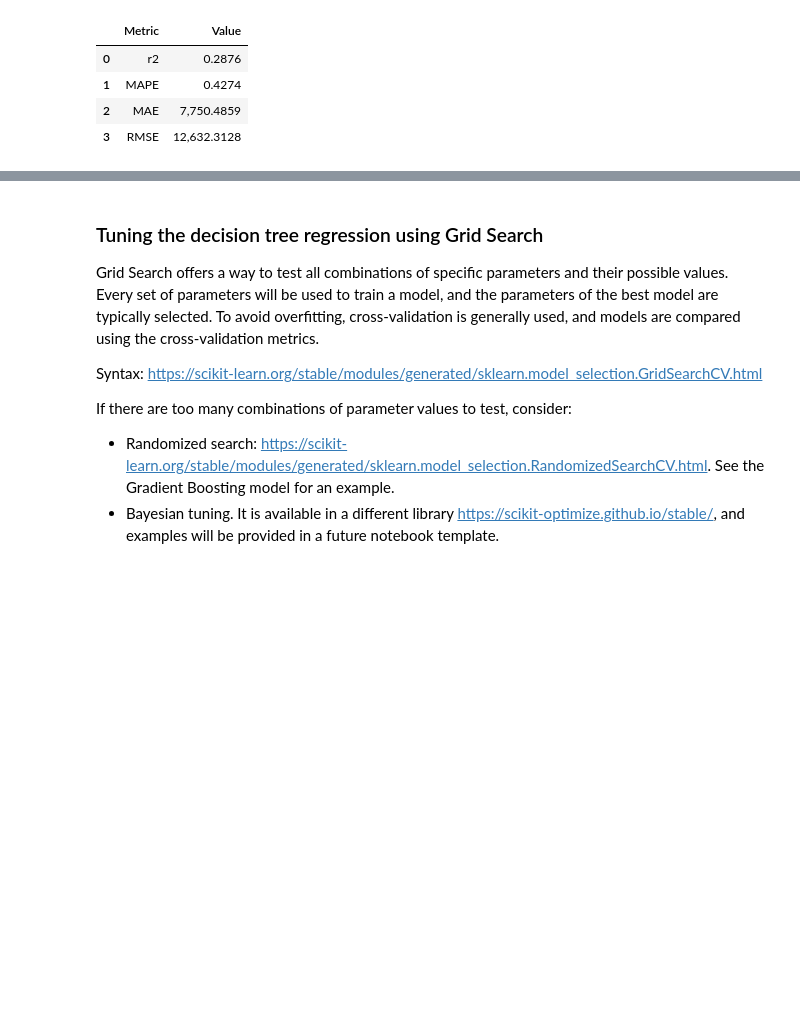
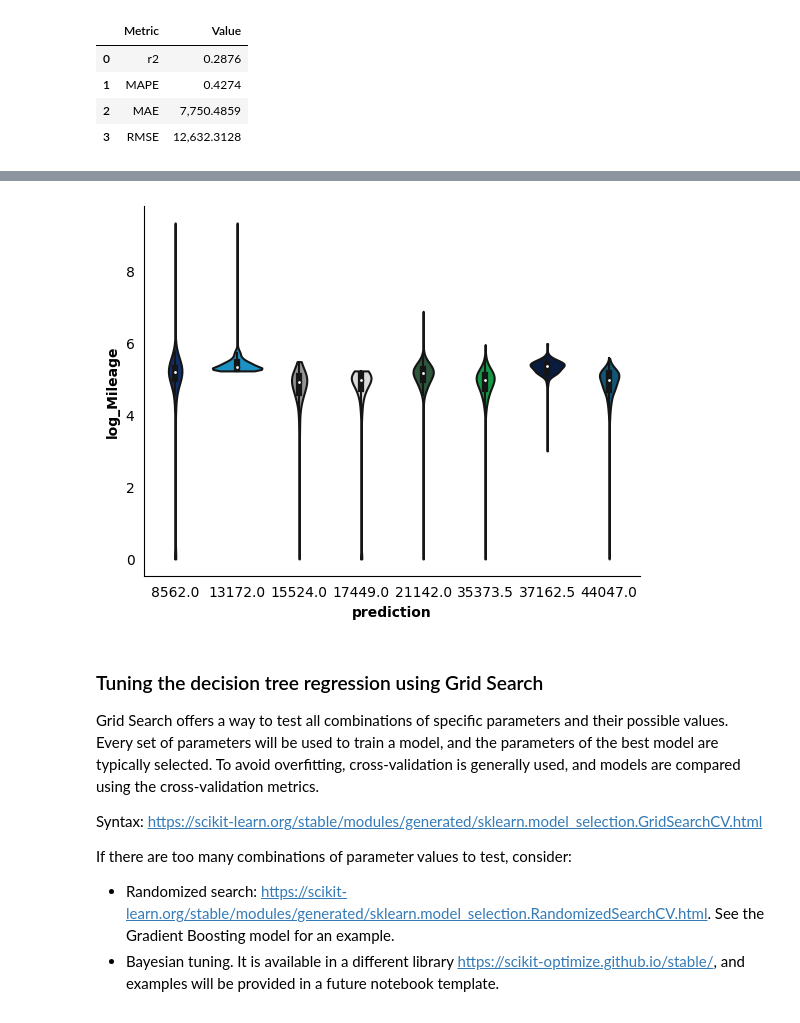
Before and after one commit to ow-gryphon/gryphon-regression-sklearn, a Jupyter notebook: template/notebooks/regression/[template] sklearn Model Calibration and Fit.ipynb, the cells around one changed output, grey strips where cells are left out. Saved outputs shown, nothing was run; the diff lists cells and outputs as text; code cells hidden in the pictures; blank space fills up the shorter version.

Commit message:
added violin plot to decision tree

```diff
--- a/template/notebooks/regression/[template] sklearn Model Calibration and Fit.ipynb
+++ b/template/notebooks/regression/[template] sklearn Model Calibration and Fit.ipynb
@@ -1035,0 +1040,5 @@ decision_tree_test_metrics
+# %%
+# Get predictions into a new column of the dataset
+dataset_for_plotting = X_train.copy()
+
+dataset_for_plotting['prediction'] = decision_tree_fitted.predict(X_train_num[x_variables])
@@ -1036,3 +1069,11 @@ decision_tree_test_metrics
+# %%
+import seaborn as sns
+
+x_variable = "log_Mileage"
+
+g = sns.violinplot(x='prediction', y=x_variable, data=dataset_for_plotting, cut = 0)
+# %% [output]
+[figure, added]
 # %% [markdown]
 ### Tuning the decision tree regression using Grid Search
 
```
Also changed, not shown: parts of 6 cells of this notebook, 1 other file.
